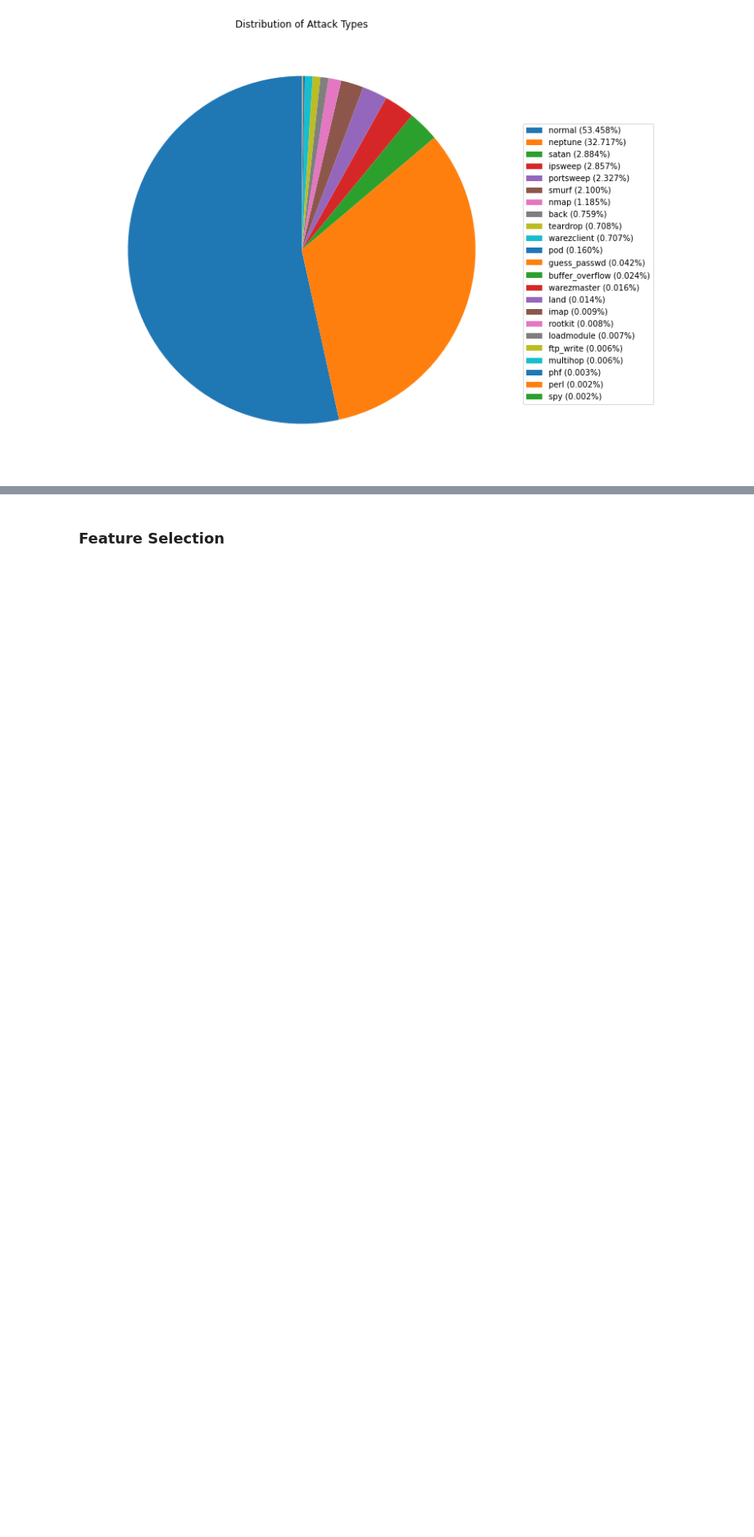
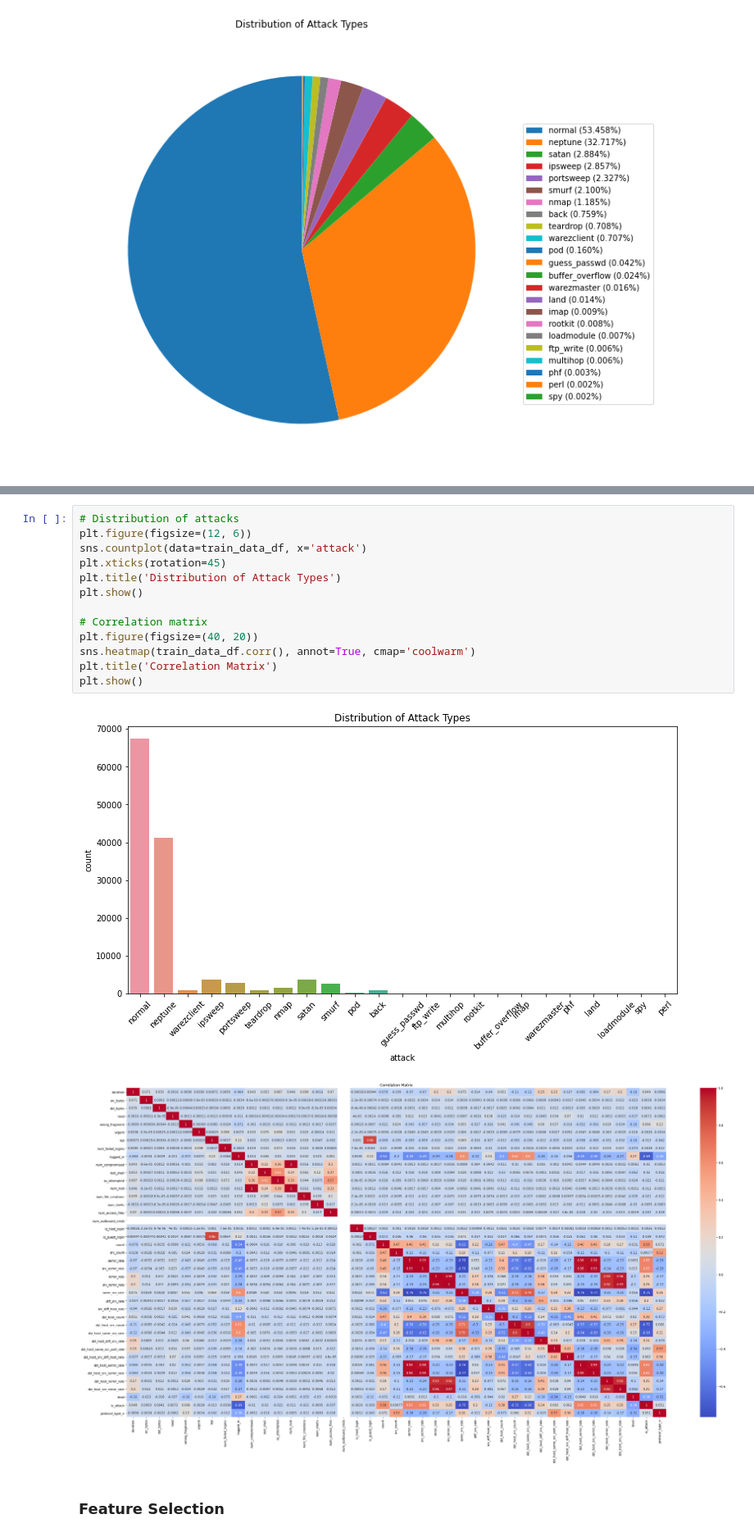
Before and after one commit to Jellyfish25/Intrusion-Detection-System-CMPE279, a Jupyter notebook: CMPE279_Project/CMPE279_Project.ipynb, the cells around one changed output, grey strips where cells are left out. Shown: that part at 82% size. Drawn from its saved outputs; the diff is of its cells as text; blank space fills up the shorter version.

```diff
--- a/CMPE279_Project/CMPE279_Project.ipynb
+++ b/CMPE279_Project/CMPE279_Project.ipynb
@@ -151,3 +160,19 @@ train_data_df.head()
+# %%
+# Distribution of attacks
+plt.figure(figsize=(12, 6))
+sns.countplot(data=train_data_df, x='attack')
+plt.xticks(rotation=45)
+plt.title('Distribution of Attack Types')
+plt.show()
+
+# Correlation matrix
+plt.figure(figsize=(40, 20))
+sns.heatmap(train_data_df.corr(), annot=True, cmap='coolwarm')
+plt.title('Correlation Matrix')
+plt.show()
+# %% [output]
+[figure, added]
+[figure, added]
 # %% [markdown]
 ### Feature Selection
 # %%
```
Also changed, not shown: parts of 2 cells of this notebook.
